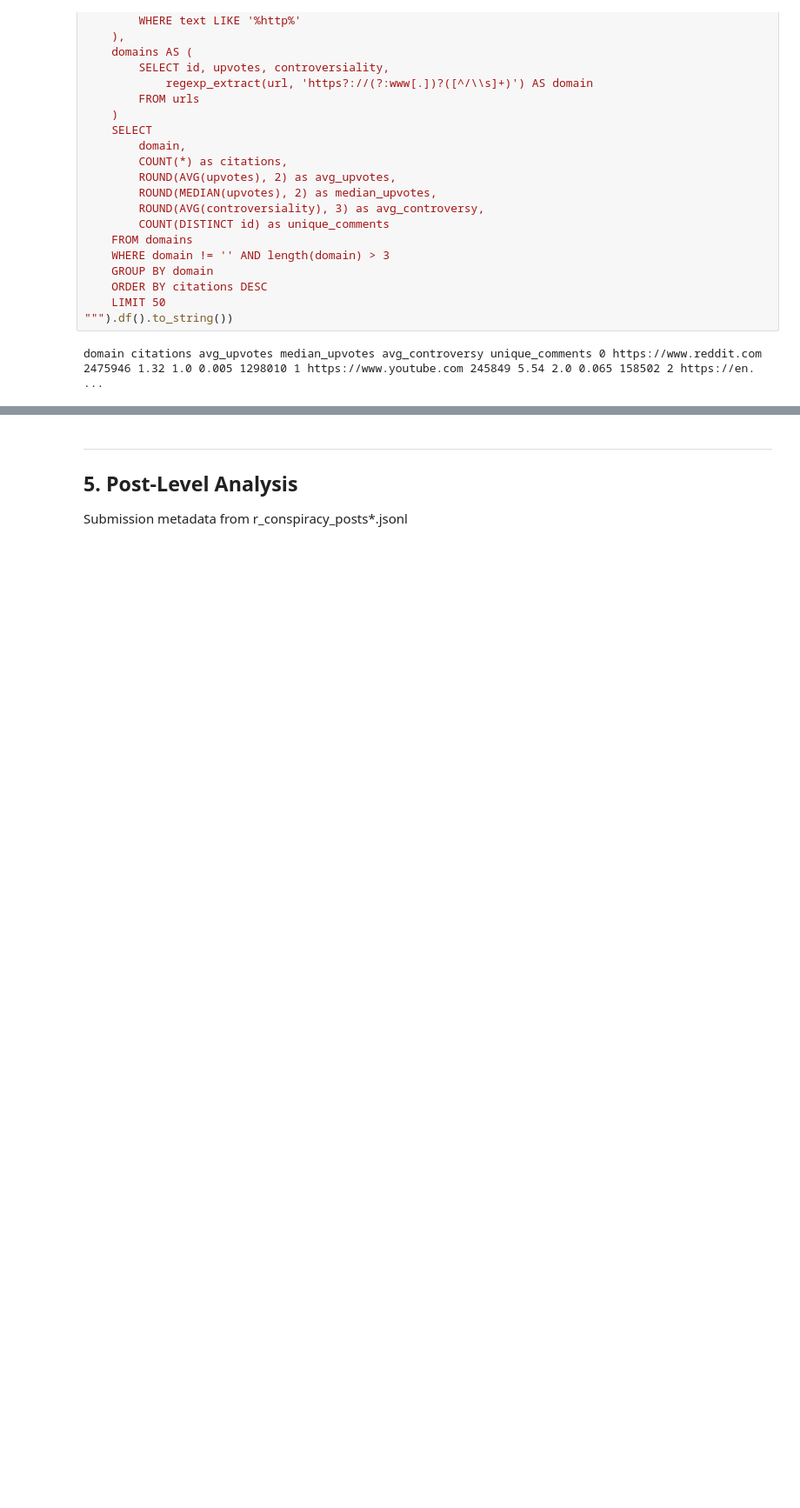
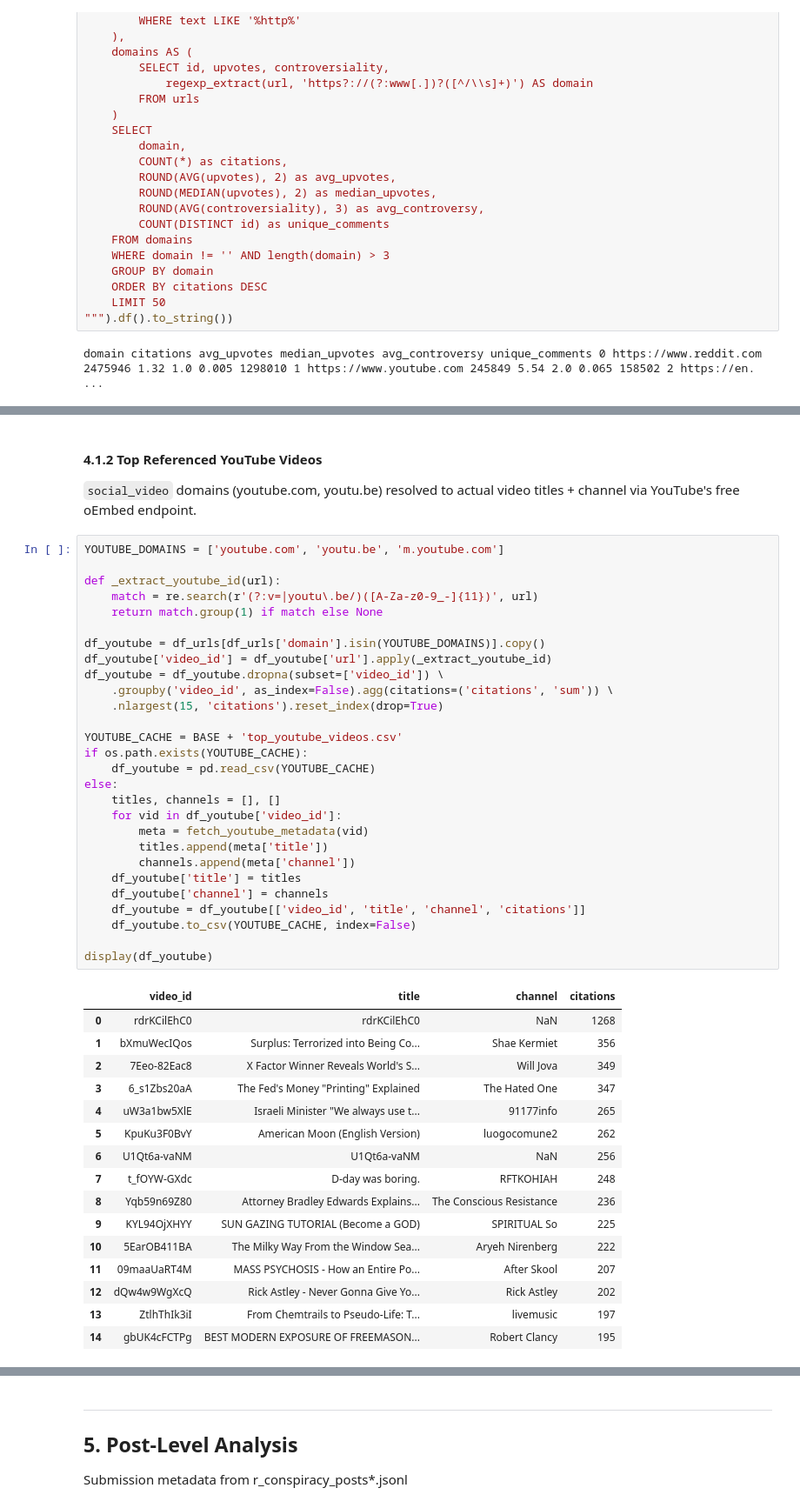
Before and after one commit to humanathema/ConspiracyComments, a Jupyter notebook: ConspiracyMaster_Refactored.ipynb, the cells around one changed output, grey strips where cells are left out. Shown at 87% size. Drawn from its saved outputs; the diff is of its cells as text; blank space fills up the shorter version.

```diff
--- a/ConspiracyMaster_Refactored.ipynb
+++ b/ConspiracyMaster_Refactored.ipynb
@@ -1142,0 +1274,50 @@ print(con.execute(f"""
+# %% [markdown]
+#### 4.1.2 Top Referenced YouTube Videos
+
+`social_video` domains (youtube.com, youtu.be) resolved to actual video
+titles + channel via YouTube's free oEmbed endpoint.
+# %%
+YOUTUBE_DOMAINS = ['youtube.com', 'youtu.be', 'm.youtube.com']
+
+def _extract_youtube_id(url):
+    match = re.search(r'(?:v=|youtu\.be/)([A-Za-z0-9_-]{11})', url)
+    return match.group(1) if match else None
+
+df_youtube = df_urls[df_urls['domain'].isin(YOUTUBE_DOMAINS)].copy()
+df_youtube['video_id'] = df_youtube['url'].apply(_extract_youtube_id)
+df_youtube = df_youtube.dropna(subset=['video_id']) \
+    .groupby('video_id', as_index=False).agg(citations=('citations', 'sum')) \
+    .nlargest(15, 'citations').reset_index(drop=True)
+
+YOUTUBE_CACHE = BASE + 'top_youtube_videos.csv'
+if os.path.exists(YOUTUBE_CACHE):
+    df_youtube = pd.read_csv(YOUTUBE_CACHE)
+else:
+    titles, channels = [], []
+    for vid in df_youtube['video_id']:
+        meta = fetch_youtube_metadata(vid)
+        titles.append(meta['title'])
+        channels.append(meta['channel'])
+    df_youtube['title'] = titles
+    df_youtube['channel'] = channels
+    df_youtube = df_youtube[['video_id', 'title', 'channel', 'citations']]
+    df_youtube.to_csv(YOUTUBE_CACHE, index=False)
+
+display(df_youtube)
+# %% [output]
+|  | video_id | title | channel | citations |
+| 0 | rdrKCilEhC0 | rdrKCilEhC0 | NaN | 1268 |
+| 1 | bXmuWecIQos | Surplus: Terrorized into Being Co... | Shae Kermiet | 356 |
+| 2 | 7Eeo-82Eac8 | X Factor Winner Reveals World's S... | Will Jova | 349 |
+| 3 | 6_s1Zbs20aA | The Fed's Money "Printing" Explained | The Hated One | 347 |
+| 4 | uW3a1bw5XlE | Israeli Minister "We always use t... | 91177info | 265 |
+| 5 | KpuKu3F0BvY | American Moon (English Version) | luogocomune2 | 262 |
+| 6 | U1Qt6a-vaNM | U1Qt6a-vaNM | NaN | 256 |
+| 7 | t_fOYW-GXdc | D-day was boring. | RFTKOHIAH | 248 |
+| 8 | Yqb59n69Z80 | Attorney Bradley Edwards Explains... | The Conscious Resistance | 236 |
+| 9 | KYL94OjXHYY | SUN GAZING TUTORIAL (Become a GOD) | SPIRITUAL So | 225 |
+| 10 | 5EarOB411BA | The Milky Way From the Window Sea... | Aryeh Nirenberg | 222 |
+| 11 | 09maaUaRT4M | MASS PSYCHOSIS - How an Entire Po... | After Skool | 207 |
+| 12 | dQw4w9WgXcQ | Rick Astley - Never Gonna Give Yo... | Rick Astley | 202 |
+| 13 | ZtlhThIk3iI | From Chemtrails to Pseudo-Life: T... | livemusic | 197 |
+| 14 | gbUK4cFCTPg | BEST MODERN EXPOSURE OF FREEMASON... | Robert Clancy | 195 |
```
Also changed, not shown: parts of 9 cells of this notebook, 1 other file.
